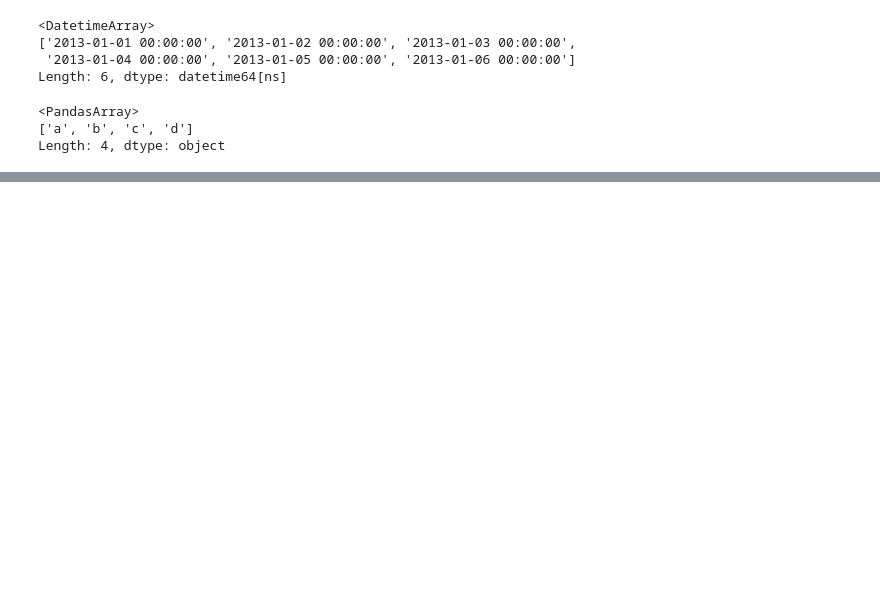
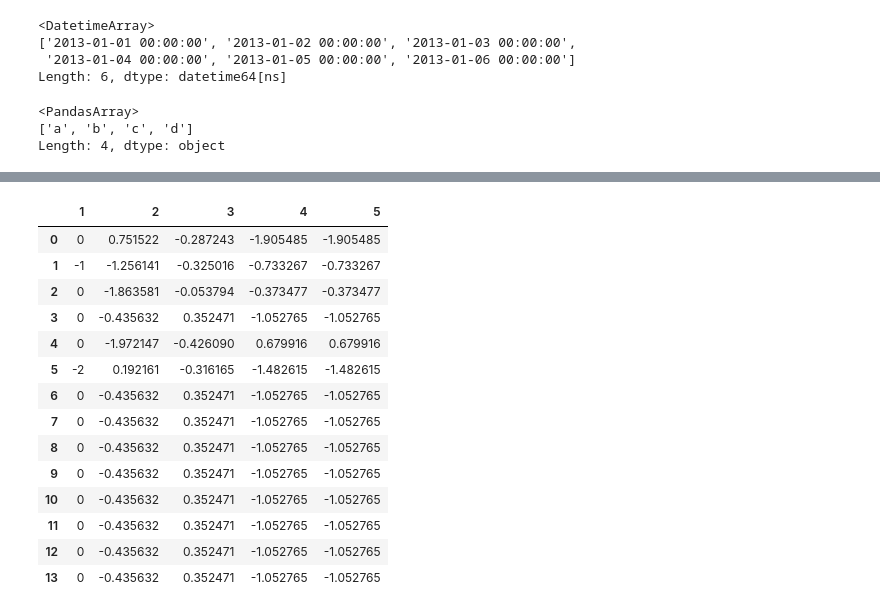
Before and after one commit to DDMXIE/PythonEntryStudy, a Jupyter notebook: pandas/dataframe/Dataframe基础操作.ipynb, the cells around one changed output, grey strips where cells are left out. Cells and saved outputs as stored; diff of their text form; code cells hidden in the pictures; blank space fills up the shorter version.

Commit message:
dataframe基础操作更新 commit by tony 2021/5/14

```diff
--- a/pandas/dataframe/Dataframe基础操作.ipynb
+++ b/pandas/dataframe/Dataframe基础操作.ipynb
@@ -139,0 +161,4 @@ Name: 1, dtype: float64
+# %%
+# 强制转换某一列的数据类型
+df = df.astype({1:'int64'})
+df[1].dtype
@@ -139,0 +189,4 @@ Name: 1, dtype: float64
+# %%
+# 拷贝一样的列
+df[5] = df[4]
+df
@@ -139,0 +201,24 @@ Name: 1, dtype: float64
+# %%
+# 拷贝一样的行
+list2 = df[3:4]
+df_list2 = pd.DataFrame(list2)
+df_list2.index = [7]
+df_list2
+df = df.append(df_list2, ignore_index=True)
+df
+# %% [output]
+|  | 1 | 2 | 3 | 4 | 5 |
+| 0 | 0 | 0.751522 | -0.287243 | -1.905485 | -1.905485 |
+| 1 | -1 | -1.256141 | -0.325016 | -0.733267 | -0.733267 |
+| 2 | 0 | -1.863581 | -0.053794 | -0.373477 | -0.373477 |
+| 3 | 0 | -0.435632 | 0.352471 | -1.052765 | -1.052765 |
+| 4 | 0 | -1.972147 | -0.426090 | 0.679916 | 0.679916 |
+| 5 | -2 | 0.192161 | -0.316165 | -1.482615 | -1.482615 |
+| 6 | 0 | -0.435632 | 0.352471 | -1.052765 | -1.052765 |
+| 7 | 0 | -0.435632 | 0.352471 | -1.052765 | -1.052765 |
+| 8 | 0 | -0.435632 | 0.352471 | -1.052765 | -1.052765 |
+| 9 | 0 | -0.435632 | 0.352471 | -1.052765 | -1.052765 |
+| 10 | 0 | -0.435632 | 0.352471 | -1.052765 | -1.052765 |
+| 11 | 0 | -0.435632 | 0.352471 | -1.052765 | -1.052765 |
+| 12 | 0 | -0.435632 | 0.352471 | -1.052765 | -1.052765 |
+| 13 | 0 | -0.435632 | 0.352471 | -1.052765 | -1.052765 |
```
Also changed, not shown: parts of 21 cells of this notebook.
